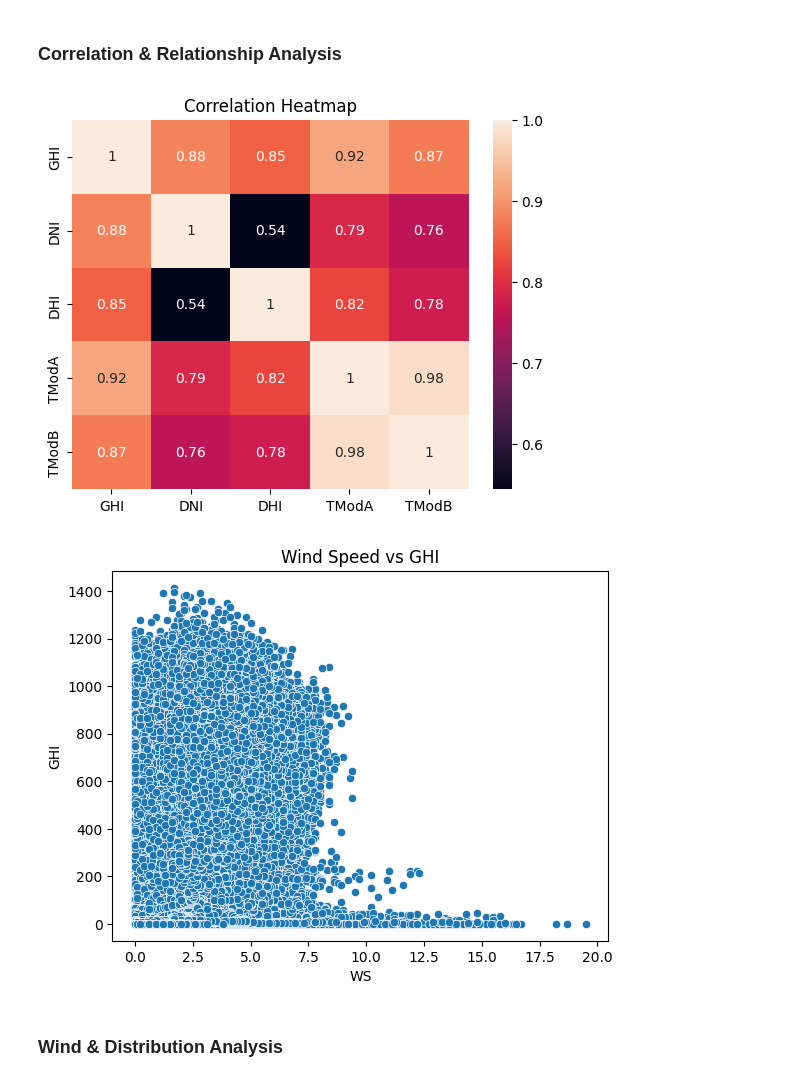
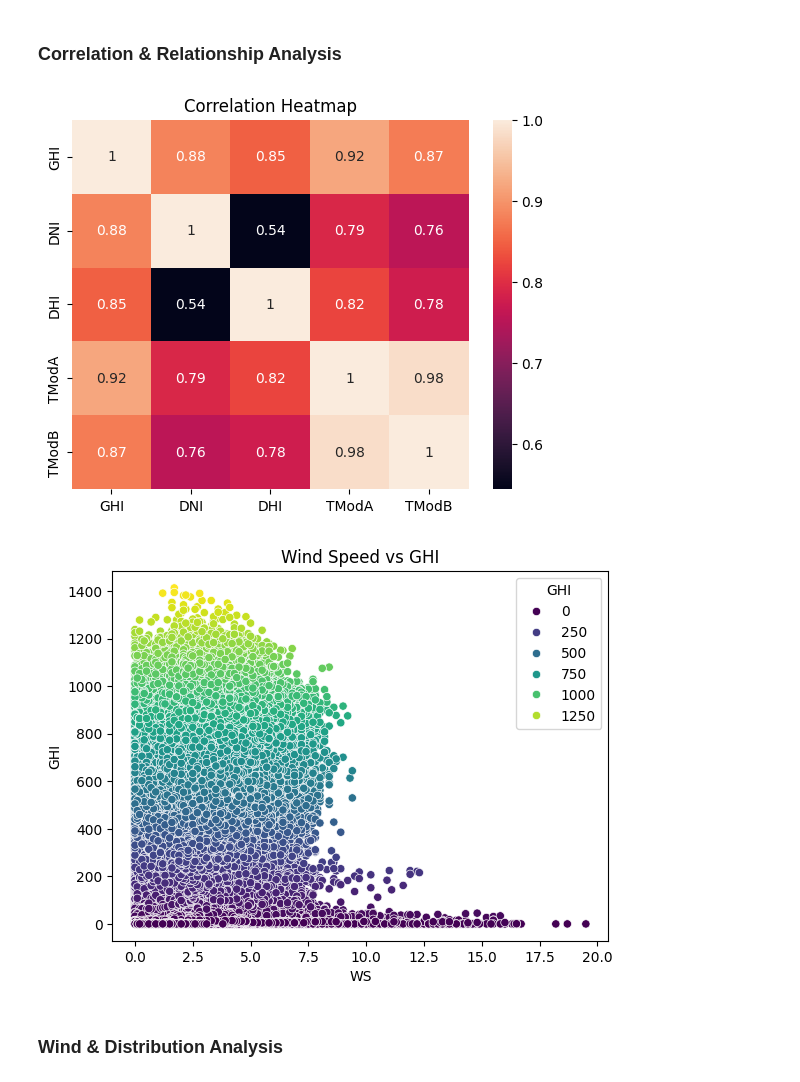
Before and after one commit to SamrawitMM/solar-radiation-data-insights, a Jupyter notebook: notebooks/eda-benin.ipynb, the cells around one changed output. Drawn from its saved outputs; the diff is of its cells as text; code cells hidden in the pictures.

```diff
--- a/notebooks/eda-benin.ipynb
+++ b/notebooks/eda-benin.ipynb
@@ -19,0 +49,8 @@ df.head()
+# %%
+columns_to_check = ['GHI', 'DNI', 'DHI', 'ModA', 'ModB', 'WS', 'WSgust']
+
+for col in columns_to_check:
+    total = len(df[col])
+    zeros = (df[col] == 0).sum()
+    percent_zeros = (zeros / total) * 100
+    print(f"{col}: {percent_zeros:.2f}% zeros")
@@ -126,3 +197,7 @@ dtype: int64
+# %%
+for cols in cols_to_check:
+    median = df[col].median()
+    df.loc[z_scores[col].abs() > 3, col] = median
 # %% [markdown]
 ### Basic Cleaning
 # %%
@@ -152,14 +227,14 @@ plt.show()
 # %%
 sns.heatmap(df_clean[['GHI', 'DNI', 'DHI', 'TModA', 'TModB']].corr(), annot=True)
 plt.title('Correlation Heatmap')
 plt.show()
 
-sns.scatterplot(x='WS', y='GHI', data=df_clean)
+sns.scatterplot(x='WS', y='GHI',  hue='GHI', palette='viridis', data=df_clean)
 plt.title('Wind Speed vs GHI')
 plt.show()
 # %% [output]
 [figure]
-[figure, old version]
+[figure, new version]
 # %% [markdown]
 ### Wind & Distribution Analysis
 # %%
```
Also changed, not shown: parts of 7 cells of this notebook.
